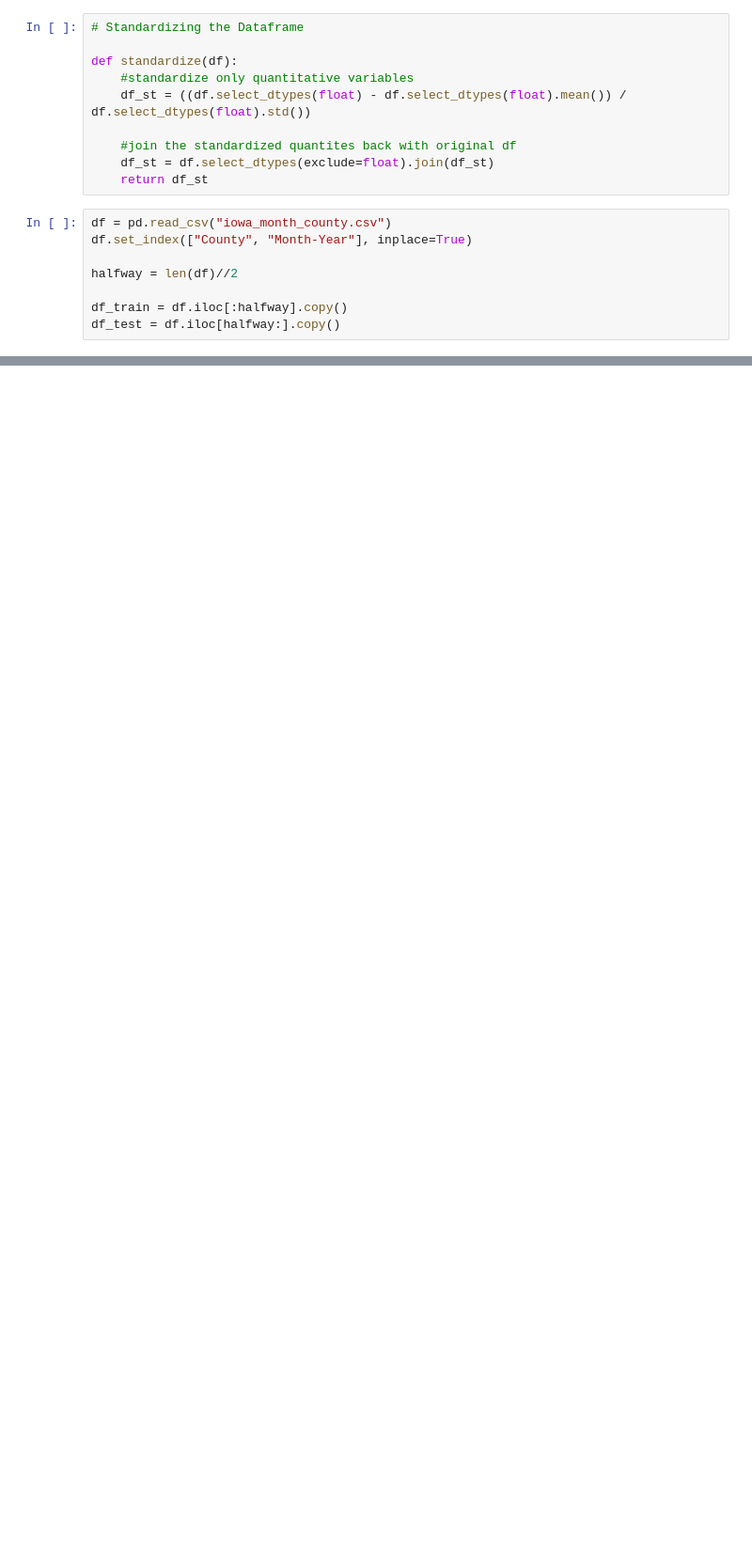
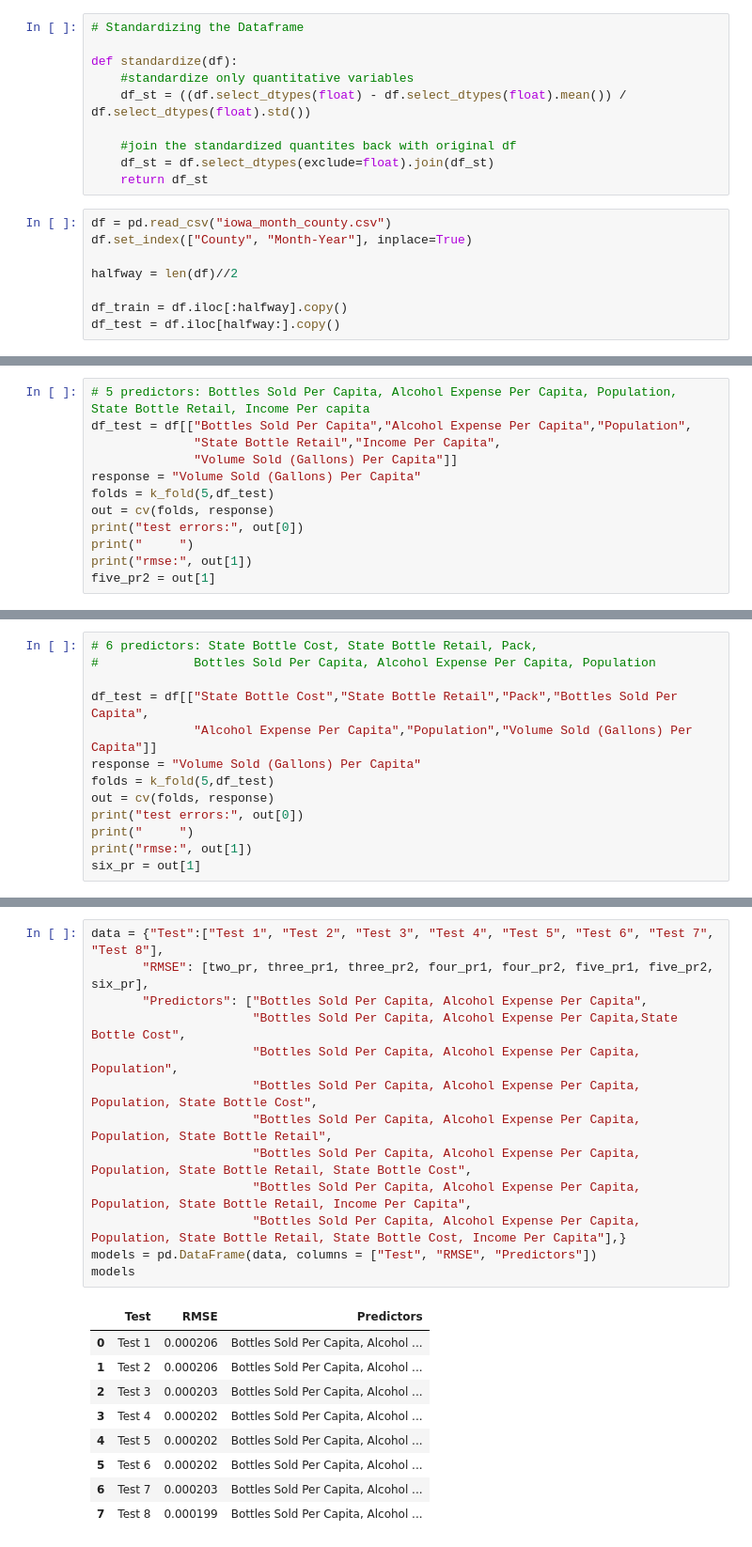
Before and after one commit to juliandavis7/401_Project1, a Jupyter notebook: compare_models.ipynb, the cells around one changed output, grey strips where cells are left out. Shown: that part at 94% size. Cells and saved outputs as stored; diff of their text form; blank space fills up the shorter version.

```diff
--- a/compare_models.ipynb
+++ b/compare_models.ipynb
@@ -173,0 +437,12 @@ LinAlgError: Singular matrix
+# %%
+# 5 predictors: Bottles Sold Per Capita, Alcohol Expense Per Capita, Population, State Bottle Retail, Income Per capita
+df_test = df[["Bottles Sold Per Capita","Alcohol Expense Per Capita","Population",
+              "State Bottle Retail","Income Per Capita",
+              "Volume Sold (Gallons) Per Capita"]]
+response = "Volume Sold (Gallons) Per Capita"
+folds = k_fold(5,df_test)
+out = cv(folds, response)
+print("test errors:", out[0])
+print("     ")
+print("rmse:", out[1])
+five_pr2 = out[1]
@@ -173,0 +453,13 @@ LinAlgError: Singular matrix
+# %%
+# 6 predictors: State Bottle Cost, State Bottle Retail, Pack,
+#             Bottles Sold Per Capita, Alcohol Expense Per Capita, Population
+
+df_test = df[["State Bottle Cost","State Bottle Retail","Pack","Bottles Sold Per Capita",
+              "Alcohol Expense Per Capita","Population","Volume Sold (Gallons) Per Capita"]]
+response = "Volume Sold (Gallons) Per Capita"
+folds = k_fold(5,df_test)
+out = cv(folds, response)
+print("test errors:", out[0])
+print("     ")
+print("rmse:", out[1])
+six_pr = out[1]
@@ -173,0 +478,23 @@ LinAlgError: Singular matrix
+# %%
+data = {"Test":["Test 1", "Test 2", "Test 3", "Test 4", "Test 5", "Test 6", "Test 7", "Test 8"],
+       "RMSE": [two_pr, three_pr1, three_pr2, four_pr1, four_pr2, five_pr1, five_pr2, six_pr],
+       "Predictors": ["Bottles Sold Per Capita, Alcohol Expense Per Capita",
+                      "Bottles Sold Per Capita, Alcohol Expense Per Capita,State Bottle Cost",
+                      "Bottles Sold Per Capita, Alcohol Expense Per Capita, Population",
+                      "Bottles Sold Per Capita, Alcohol Expense Per Capita, Population, State Bottle Cost",
+                      "Bottles Sold Per Capita, Alcohol Expense Per Capita, Population, State Bottle Retail",
+                      "Bottles Sold Per Capita, Alcohol Expense Per Capita, Population, State Bottle Retail, State Bottle Cost",
+                      "Bottles Sold Per Capita, Alcohol Expense Per Capita, Population, State Bottle Retail, Income Per Capita",
+                      "Bottles Sold Per Capita, Alcohol Expense Per Capita, Population, State Bottle Retail, State Bottle Cost, Income Per Capita"],}
+models = pd.DataFrame(data, columns = ["Test", "RMSE", "Predictors"])
+models
+# %% [output]
+|  | Test | RMSE | Predictors |
+| 0 | Test 1 | 0.000206 | Bottles Sold Per Capita, Alcohol ... |
+| 1 | Test 2 | 0.000206 | Bottles Sold Per Capita, Alcohol ... |
+| 2 | Test 3 | 0.000203 | Bottles Sold Per Capita, Alcohol ... |
+| 3 | Test 4 | 0.000202 | Bottles Sold Per Capita, Alcohol ... |
+| 4 | Test 5 | 0.000202 | Bottles Sold Per Capita, Alcohol ... |
+| 5 | Test 6 | 0.000202 | Bottles Sold Per Capita, Alcohol ... |
+| 6 | Test 7 | 0.000203 | Bottles Sold Per Capita, Alcohol ... |
+| 7 | Test 8 | 0.000199 | Bottles Sold Per Capita, Alcohol ... |
```
Also changed, not shown: parts of 36 cells of this notebook.
